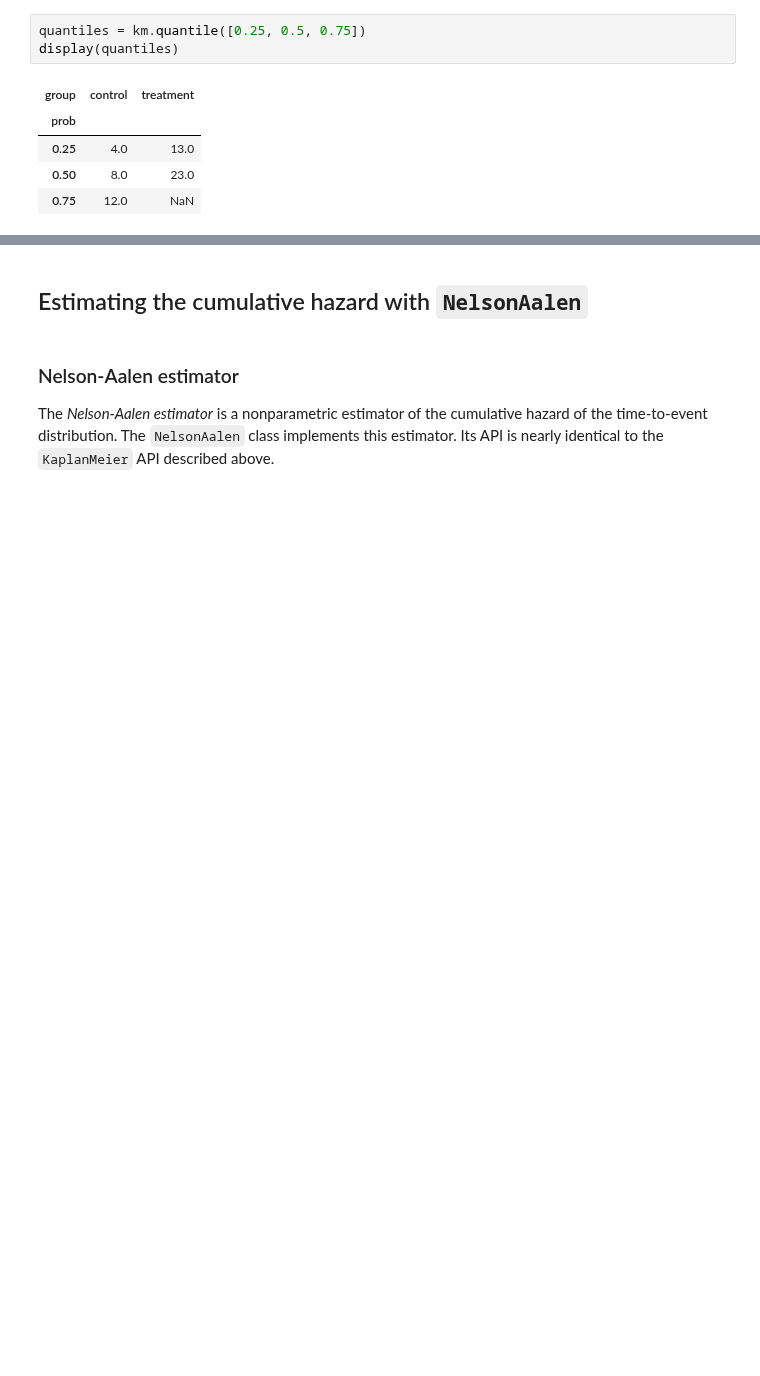
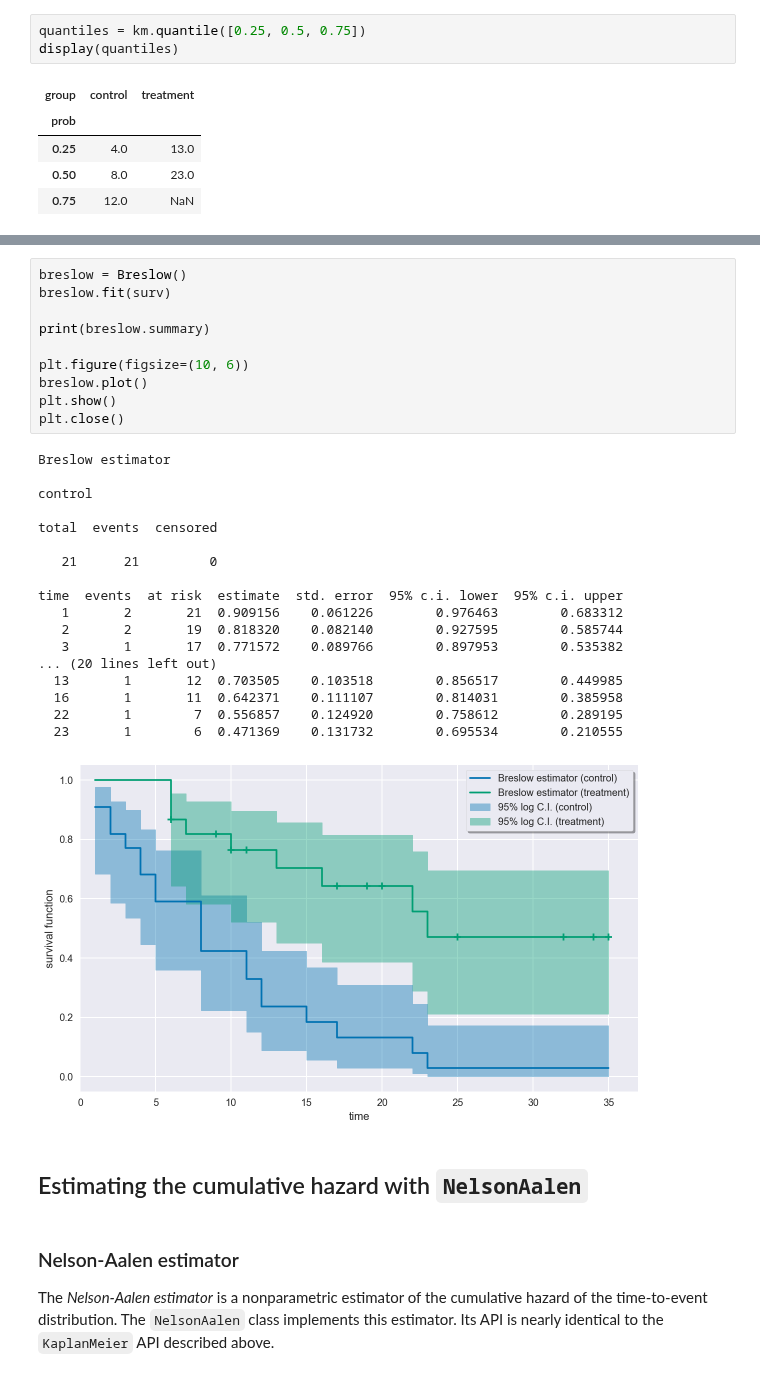
Before and after one commit to artemmavrin/survive, a Jupyter notebook: doc/source/examples/Leukemia_Remission_Time_Dataset.ipynb, the cells around one changed output, grey strips where cells are left out. Saved outputs shown, nothing was run; the diff lists cells and outputs as text; blank space fills up the shorter version.

Commit message:
Added the Breslow estimator

```diff
--- a/doc/source/examples/Leukemia_Remission_Time_Dataset.ipynb
+++ b/doc/source/examples/Leukemia_Remission_Time_Dataset.ipynb
@@ -254,3 +259,32 @@ display(quantiles)
+# %%
+breslow = Breslow()
+breslow.fit(surv)
+
+print(breslow.summary)
+
+plt.figure(figsize=(10, 6))
+breslow.plot()
+plt.show()
+plt.close()
+# %% [output]
+Breslow estimator
+
+control
+
+total  events  censored
+
+   21      21         0
+
+time  events  at risk  estimate  std. error  95% c.i. lower  95% c.i. upper
+   1       2       21  0.909156    0.061226        0.976463        0.683312
+   2       2       19  0.818320    0.082140        0.927595        0.585744
+   3       1       17  0.771572    0.089766        0.897953        0.535382
+... (20 lines left out)
+  13       1       12  0.703505    0.103518        0.856517        0.449985
+  16       1       11  0.642371    0.111107        0.814031        0.385958
+  22       1        7  0.556857    0.124920        0.758612        0.289195
+  23       1        6  0.471369    0.131732        0.695534        0.210555
+[figure, added]
 # %% [markdown]
 ## Estimating the cumulative hazard with `NelsonAalen`
 # %% [markdown]
```
Also changed, not shown: parts of 2 cells of this notebook, 5 other files.
